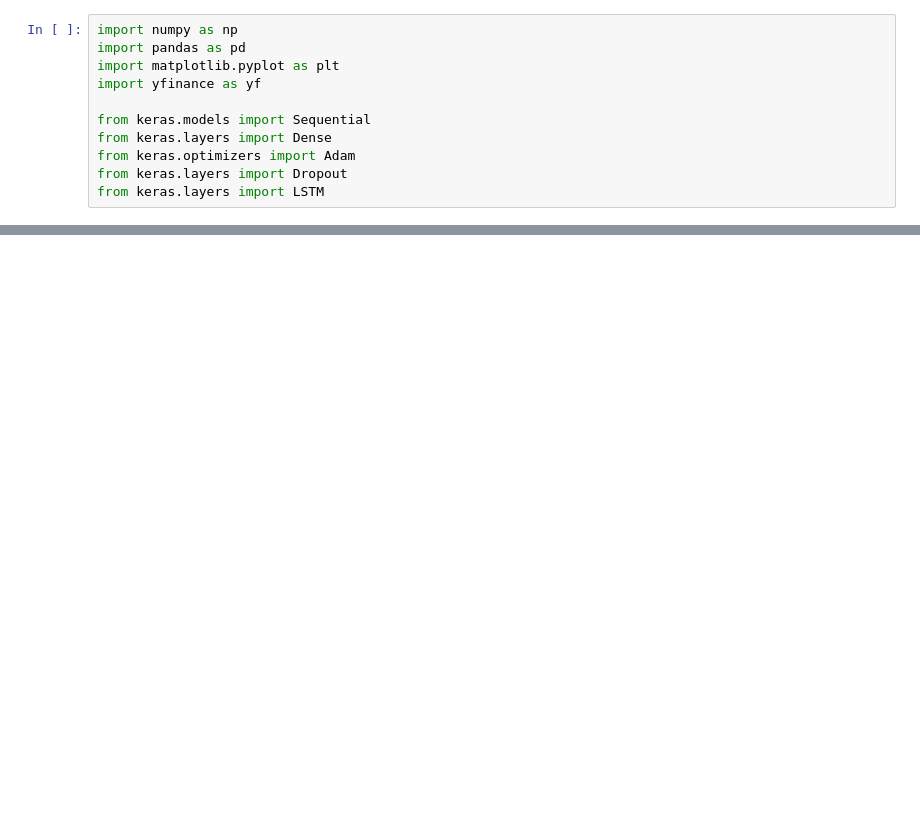
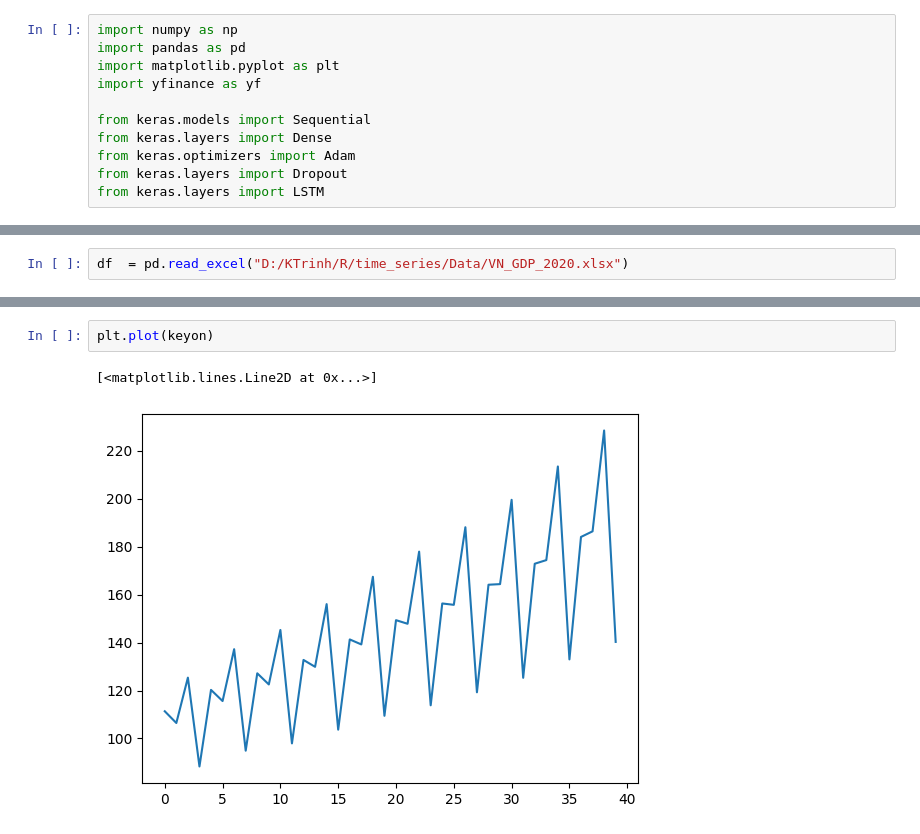
Before and after one commit to khanhtrinh2003/Finance, a Jupyter notebook: Prediction/recurrent_neural_network.ipynb, the cells around one changed output, grey strips where cells are left out. Cells and saved outputs as stored; diff of their text form; blank space fills up the shorter version.

```diff
--- a/Prediction/recurrent_neural_network.ipynb
+++ b/Prediction/recurrent_neural_network.ipynb
@@ -15,2 +15,4 @@ df = pd.DataFrame(yf.download(stock, '2020-01-01', '2022-12-31')["Close"])
 # %% [output]
 [*********************100%***********************]  1 of 1 completed
+# %%
+df  = pd.read_excel("D:/KTrinh/R/time_series/Data/VN_GDP_2020.xlsx")
@@ -77,0 +113,5 @@ plt.show()
+# %%
+plt.plot(keyon)
+# %% [output]
+[<matplotlib.lines.Line2D at 0x...>]
+[figure, added]
```
Also changed, not shown: parts of 8 cells of this notebook, 7 other files.
